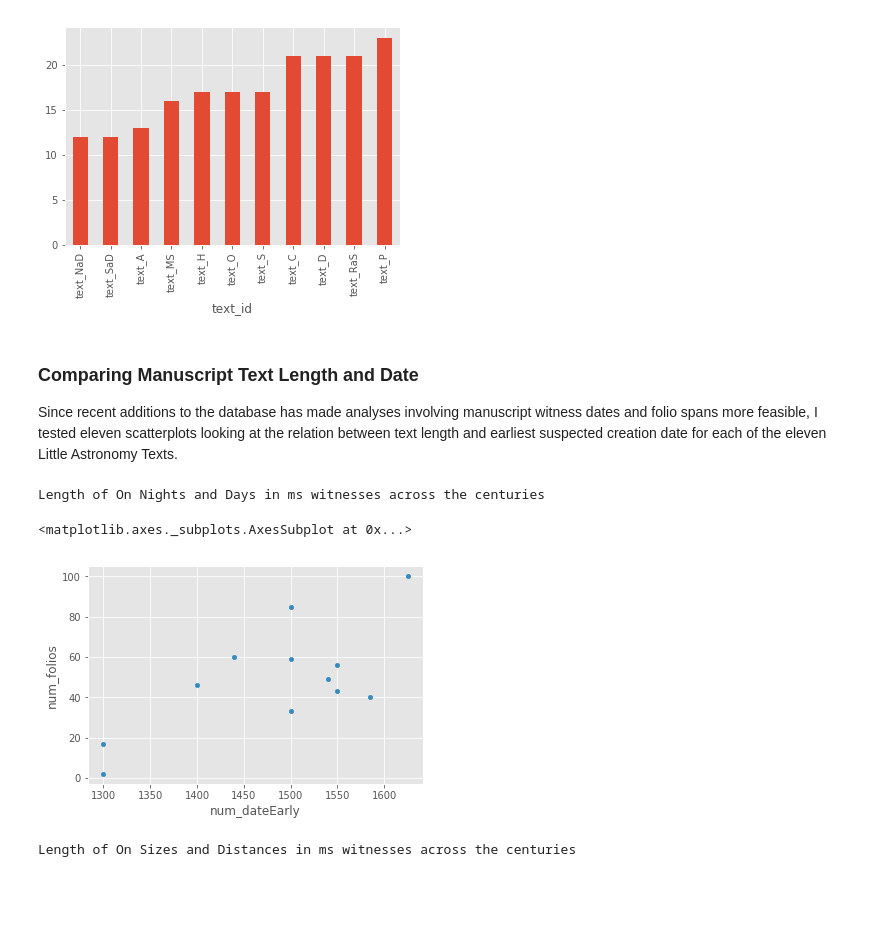
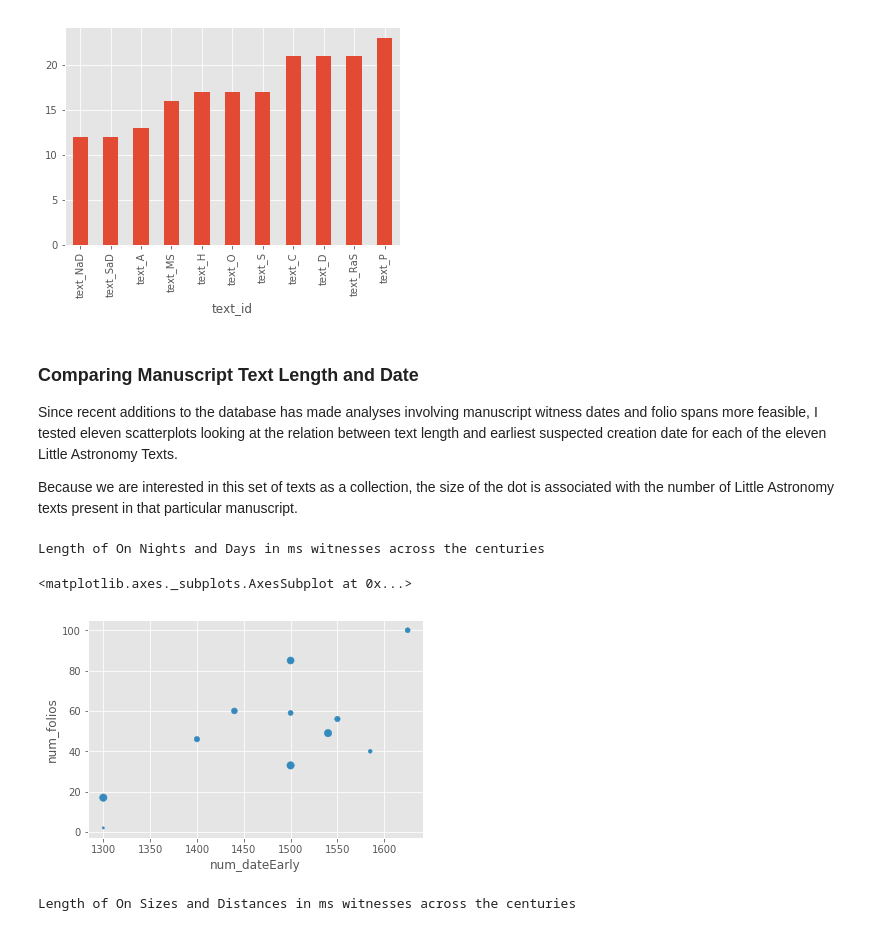
Before and after one commit to cmroughan/ADSQ2017, a Jupyter notebook: ADSQ Week 4.ipynb, the cells around one changed output. Drawn from its saved outputs; the diff is of its cells as text; code cells hidden in the pictures; blank space fills up the shorter version.

```diff
--- a/ADSQ Week 4.ipynb
+++ b/ADSQ Week 4.ipynb
@@ -564,26 +566,28 @@ df.groupby('text_id').count().sort_values(by = 'shelfmark_id')['shelfmark_id'].p
 ### Comparing Manuscript Text Length and Date
 
 Since recent additions to the database has made analyses involving manuscript witness dates and folio spans more feasible, I tested eleven scatterplots looking at the relation between text length and earliest suspected creation date for each of the eleven Little Astronomy Texts.
+
+Because we are interested in this set of texts as a collection, the size of the dot is associated with the number of Little Astronomy texts present in that particular manuscript.
 # %%
 sql_NaD = sql + """
 
 AND `msTexts-to-folio`.text_id = 'text_NaD'
 """
 
 with connection.cursor() as cursor:
 
     cursor.execute(sql_NaD)
     names = [ x[0] for x in cursor.description]
     result = cursor.fetchall()
 
 df_NaD = pd.DataFrame(result, columns = names)
 
 print("Length of On Nights and Days in ms witnesses across the centuries")
-df_NaD.dropna(subset=['num_dateEarly','num_folios']).plot.scatter(x = 'num_dateEarly', y = 'num_folios')
+df_NaD.dropna(subset=['num_dateEarly','num_folios','number_LA']).plot.scatter(x = 'num_dateEarly', y = 'num_folios', s=(df_NaD.number_LA*5))
 # %% [output]
 Length of On Nights and Days in ms witnesses across the centuries
 <matplotlib.axes._subplots.AxesSubplot at 0x...>
-[figure, old version]
+[figure, new version]
 # %%
 
 sql_SaD = sql + """
```
Also changed, not shown: parts of 12 cells of this notebook.
